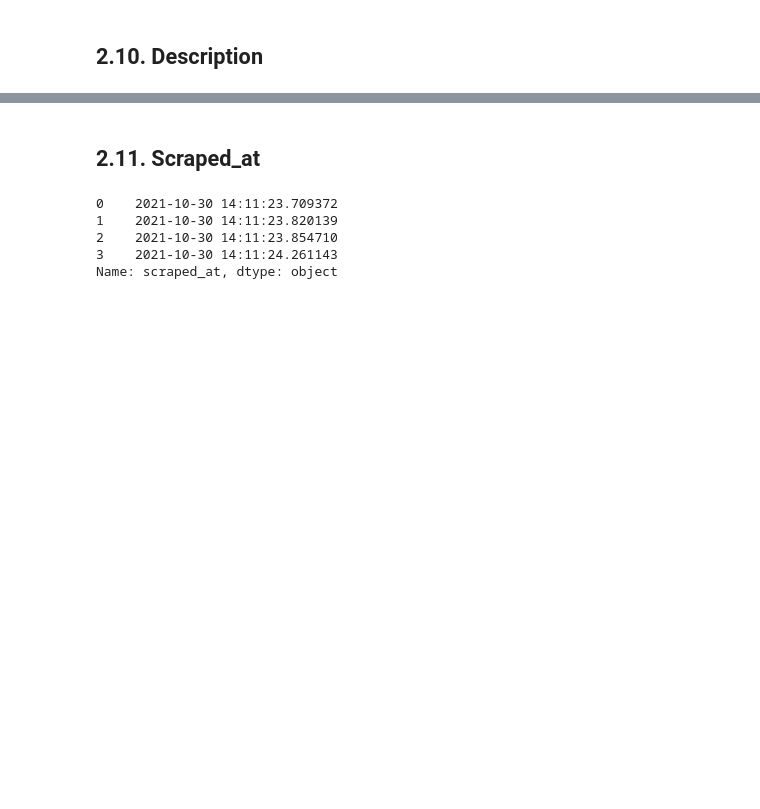
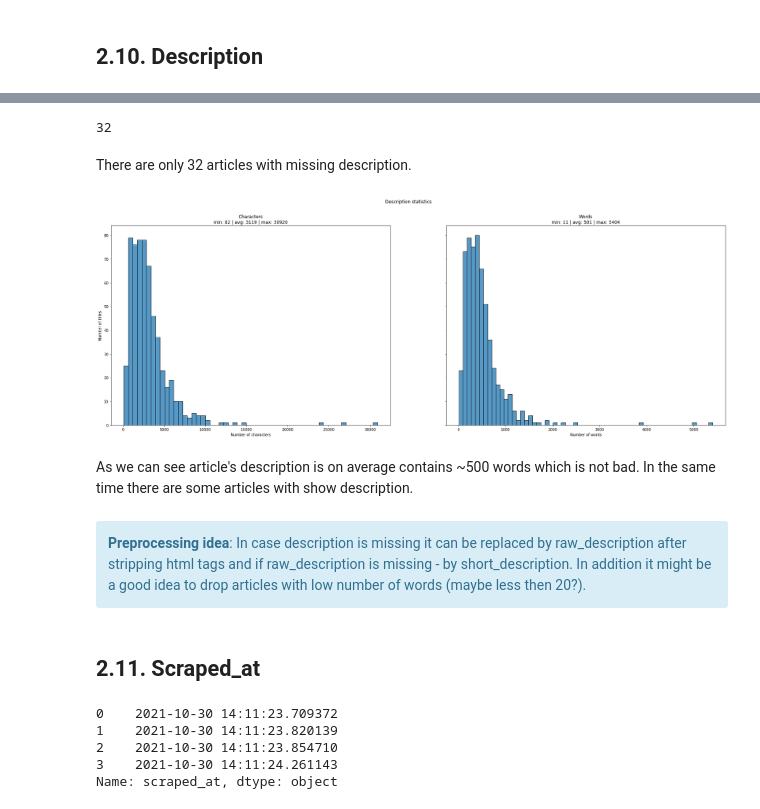
Before and after one commit to Andrei-Aksionov/Weaviate-demo, a Jupyter notebook: notebooks/EDA.ipynb, the cells around one changed output, grey strips where cells are left out. Saved outputs shown, nothing was run; the diff lists cells and outputs as text; code cells hidden in the pictures; blank space fills up the shorter version.

Commit message:
EDA
1. Add EDA for descriptions

```diff
--- a/notebooks/EDA.ipynb
+++ b/notebooks/EDA.ipynb
@@ -173,10 +173,9 @@ def show_str_statistics(data: pd.DataFrame, column: str) -> None:
 
     for counts, counts_name, ax in zip([chars_num, words_num], ["characters", "words"], axes):
 
-        title = f"{counts_name.title()}\n" \
-                f"min: {counts.min()} | " \
-                f"avg: {counts.mean():.0f} | " \
-                f"max: {counts.max()}"
+        title = (
+            f"{counts_name.title()}\n" f"min: {counts.min()} | " f"avg: {counts.mean():.0f} | " f"max: {counts.max()}"
+        )
         sns.histplot(ax=ax, x=counts)
         ax.set(
             title=title,
@@ -184,6 +183,7 @@ def show_str_statistics(data: pd.DataFrame, column: str) -> None:
             ylabel="Number of titles",
         )
 
+
 show_str_statistics(data, "title")
 # %% [output]
 [figure]
@@ -412,3 +501,17 @@ Header_image column contains links to image from article that was used as a head
+# %%
+data["description"].isna().sum()
+# %% [output]
+32
+# %% [markdown]
+There are only 32 articles with missing description.
+# %%
+show_str_statistics(data.dropna(subset=["description"]), "description")
+# %% [output]
+[figure, added]
+# %% [markdown]
+As we can see article's description is on average contains ~500 words which is not bad. In the same time there are some articles with show description.
+# %% [markdown]
+<div class="alert alert-block alert-info"><b>Preprocessing idea</b>: In case description is missing it can be replaced by raw_description after stripping html tags and if raw_description is missing - by short_description. In addition it might be a good idea to drop articles with low number of words (maybe less then 20?).</div>
 # %% [markdown]
 ## 2.11. Scraped_at
 # %%
```
Also changed, not shown: parts of 19 cells of this notebook, 2 other files.
